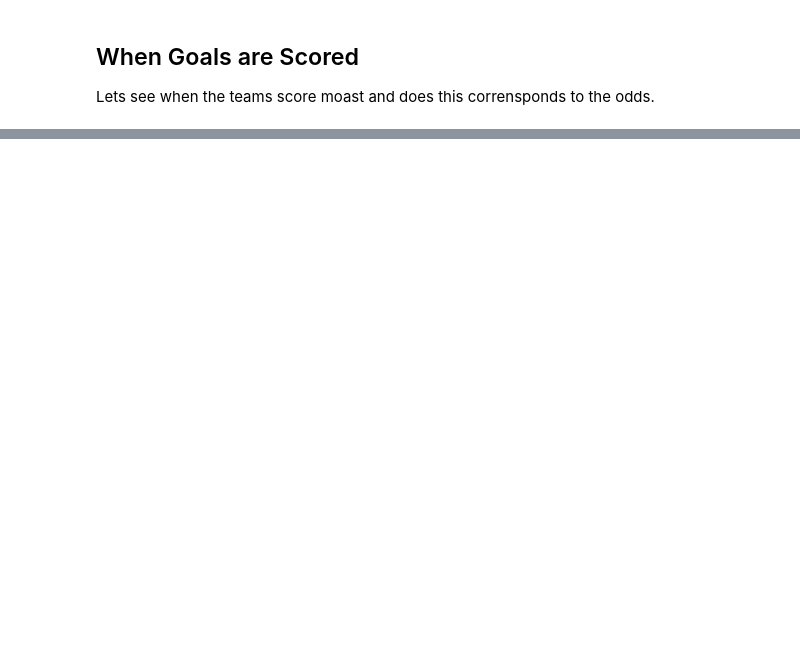
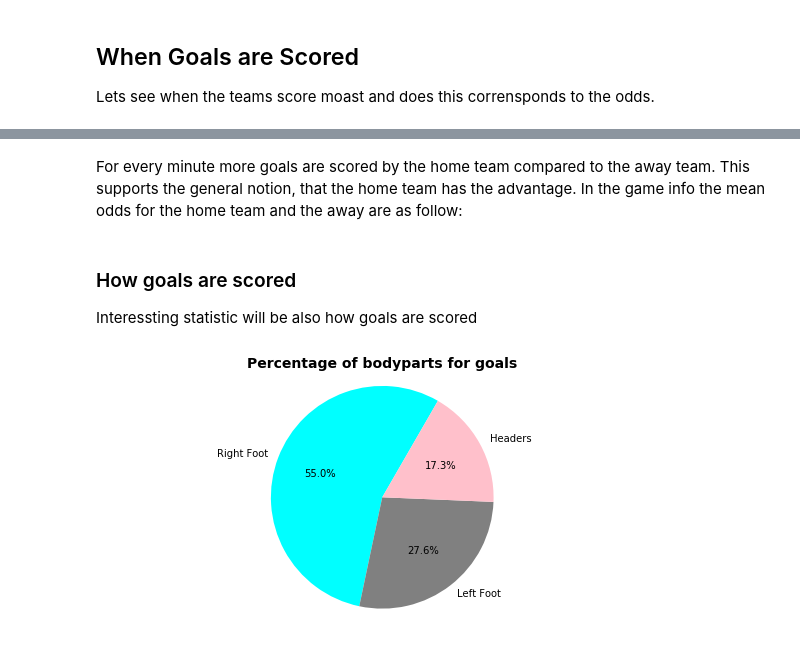
Before and after one commit to KaPrimov/ai-module, a Jupyter notebook: DataScience/z_project/Football Analysis.ipynb, the cells around one changed output, grey strips where cells are left out. Drawn from its saved outputs; the diff is of its cells as text; code cells hidden in the pictures; blank space fills up the shorter version.

```diff
--- a/DataScience/z_project/Football Analysis.ipynb
+++ b/DataScience/z_project/Football Analysis.ipynb
@@ -199,0 +227,26 @@ plt.show()
+# %% [markdown]
+For every minute more goals are scored by the home team compared to the away team. This supports the general notion, that the home team has the advantage. In the game info the mean odds for the home team and the away are as follow:
+# %% [markdown]
+### How goals are scored
+Interessting statistic will be also how goals are scored
+# %%
+def show_pie_chart_bodyparts(goals_df, title='Percentage of bodyparts for goals'):
+    """
+    Shows a pie chart as a subplot of the
+    @input goals_df - datafreame with the goals. Muss have the column bodupart
+    @input title: default = 'Percentage of bodyparts for goals' - title of the pie chart
+    @output - none
+    """
+    plt.subplot(2,1,1)
+    labels=['Right Foot', 'Left Foot', 'Headers']
+    sizes=[goals_df[goals_df['bodypart']==1].shape[0], goals_df[goals_df['bodypart']==2].shape[0], goals_df[goals_df['bodypart']==3].shape[0]]
+    colors=['cyan', 'grey', 'pink']
+    plt.pie(sizes, labels=labels, colors=colors, autopct='%1.1f%%', startangle=60)
+    plt.axis('equal')
+    plt.title(title, fontsize=14, fontweight="bold")
+    fig=plt.gcf()
+    fig.set_size_inches(10,10)
+    plt.show()
+show_pie_chart_bodyparts(goals)
+# %% [output]
+[figure, added]
```
Also changed, not shown: parts of 14 cells of this notebook.
